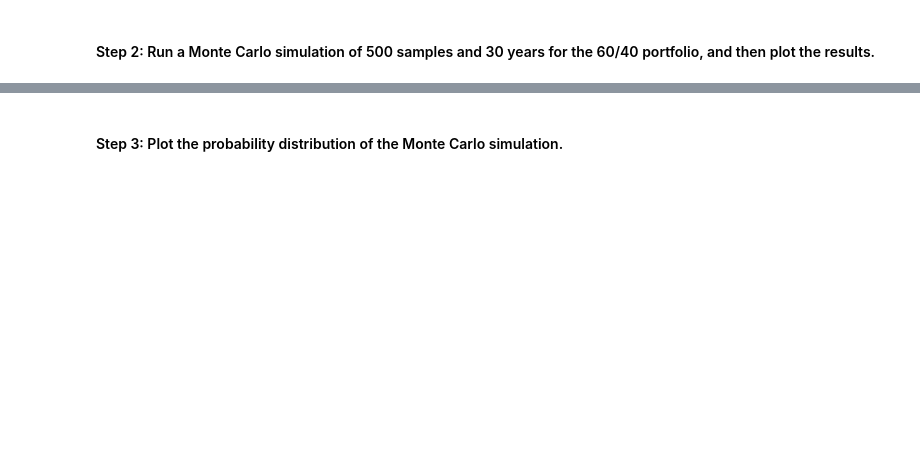
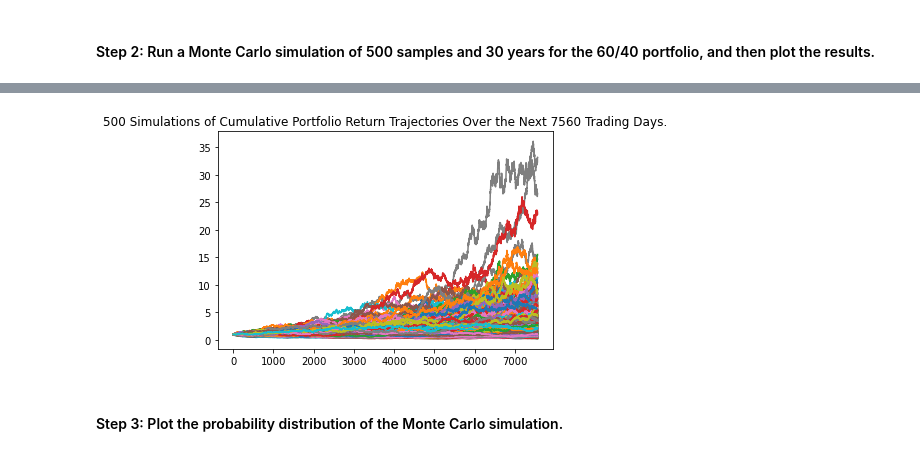
Before and after one commit to galiyaKhusniyarova/Module5Challenge, a Jupyter notebook: financial_planning_tools.ipynb, the cells around one changed output, grey strips where cells are left out. Saved outputs shown, nothing was run; the diff lists cells and outputs as text; code cells hidden in the pictures; blank space fills up the shorter version.

```diff
--- a/financial_planning_tools.ipynb
+++ b/financial_planning_tools.ipynb
@@ -156,17 +208,17 @@ agg_shares = 200
 - `start_date` and `end_date`: Use the same date for these parameters, and format them with the date of the previous weekday (or `2020-08-07`). This is because you want the one closing price for the most-recent trading day.
 # %%
 # Set the tickers for both the bond and stock portion of the portfolio
-# YOUR CODE HERE
+tickers = ["SPY", "AGG"]
 
 # Set timeframe to 1Day
-# YOUR CODE HERE
+timeframe = "1Day"
 
 # Format current date as ISO format
 # Set both the start and end date at the date of your prior weekday
 # This will give you the closing price of the previous trading day
 # Alternatively you can use a start and end date of 2020-08-07
-# YOUR CODE HERE
-# YOUR CODE HERE
+start_date = pd.Timestamp("2022-10-13", tz="America/New_York").isoformat()
+end_date = pd.Timestamp("2022-10-13", tz="America/New_York").isoformat()
 # %% [markdown]
 #### Step 4: Get the current closing prices for `SPY` and `AGG` by using the Alpaca `get_bars` function. Format the response as a Pandas DataFrame by including the `df` property at the end of the `get_bars` function.
 # %%
@@ -334,22 +434,27 @@ In this section, you’ll use the MCForecastTools library to create a Monte Carl
 # %%
 # Set start and end dates of 3 years back from your current date
 # Alternatively, you can use an end date of 2020-08-07 and work 3 years back from that date
-# YOUR CODE HERE
-# YOUR CODE HERE
+start_date = pd.Timestamp("2019-10-11", tz="America/New_York").isoformat()
+end_date = pd.Timestamp("2022-10-13", tz="America/New_York").isoformat()
 # %%
 # Use the Alpaca get_bars function to make the API call to get the 3 years worth of pricing data
 # The tickers and timeframe parameters should have been set in Part 1 of this activity
 # The start and end dates should be updated with the information set above
 # Remember to add the df property to the end of the call so the response is returned as a DataFrame
-# YOUR CODE HERE
+df_portfolio_3 = alpaca.get_bars(
+    tickers,
+    timeframe,
+    start = start_date,
+    end = end_date
+).df
 
 # Reorganize the DataFrame
 # Separate ticker data
-# YOUR CODE HERE
+SPY = df_portfolio_3[df_portfolio_3['symbol']=='SPY'].drop('symbol', axis=1)
+AGG = df_portfolio_3[df_portfolio_3['symbol']=='AGG'].drop('symbol', axis=1)
 
 # Concatenate the ticker DataFrames
-# YOUR CODE HERE
+df_portfolio_3 = pd.concat([SPY,AGG],axis=1, keys=['SPY','AGG'])
 
 # Display both the first and last five rows of the DataFrame
-# YOUR CODE HERE
-# YOUR CODE HERE
+df_portfolio_3.head()
@@ -359,7 +484,12 @@ In this section, you’ll use the MCForecastTools library to create a Monte Carl
 # Configure the Monte Carlo simulation to forecast 30 years cumulative returns
 # The weights should be split 40% to AGG and 60% to SPY.
 # Run 500 samples.
-# YOUR CODE HERE
+MC_30_year = MCSimulation(
+    portfolio_data = df_portfolio_3,
+    weights = [.60,.40],
+    num_simulation = 500,
+    num_trading_days = 252*30
+)
 
 # Review the simulation input data
-# YOUR CODE HERE
+MC_30_year.portfolio_data.tail()
@@ -369,7 +532,12 @@ In this section, you’ll use the MCForecastTools library to create a Monte Carl
 # %%
 # Visualize the 30-year Monte Carlo simulation by creating an
 # overlay line plot
-# YOUR CODE HERE
+MC_sim_line_plot = MC_30_year.plot_simulation()
+
+# Save the plot for future use
+MC_sim_line_plot.get_figure().savefig("MC_30year_sim_plot.png", bbox_inches="tight")
+# %% [output]
+[figure, added]
 # %% [markdown]
 #### Step 3: Plot the probability distribution of the Monte Carlo simulation.
 # %%
```
Also changed, not shown: parts of 41 cells of this notebook, 6 other files.
